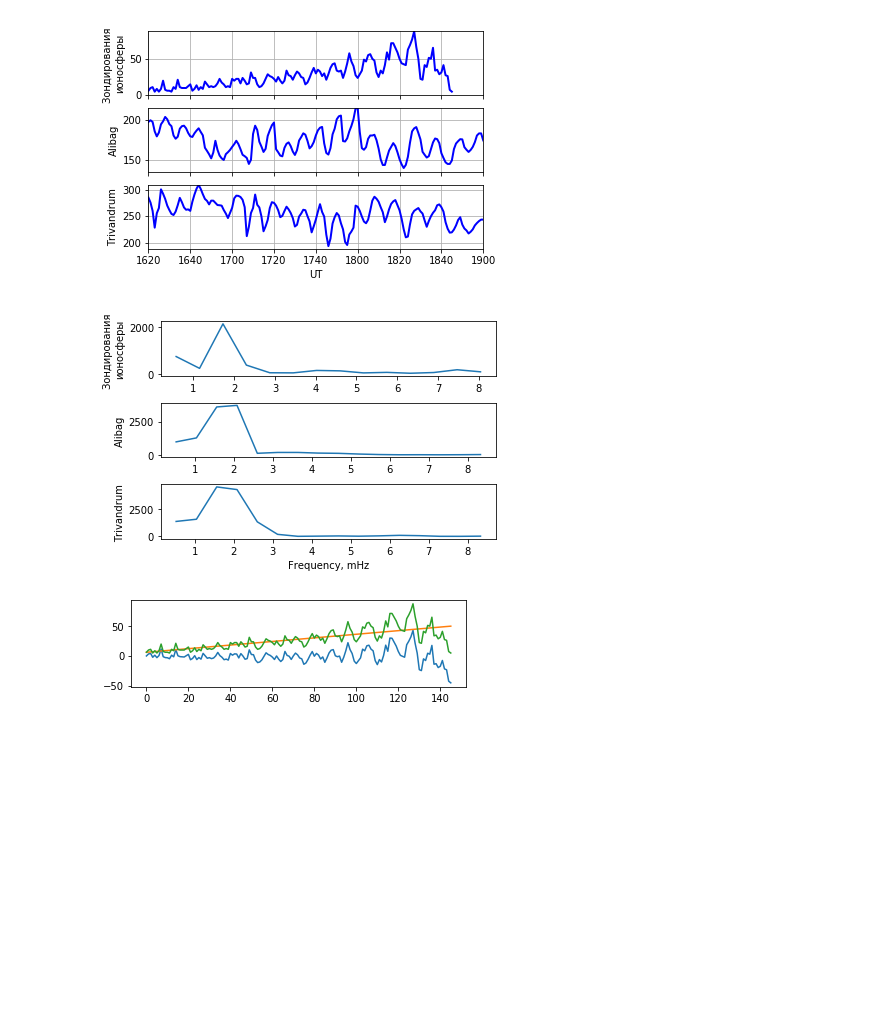
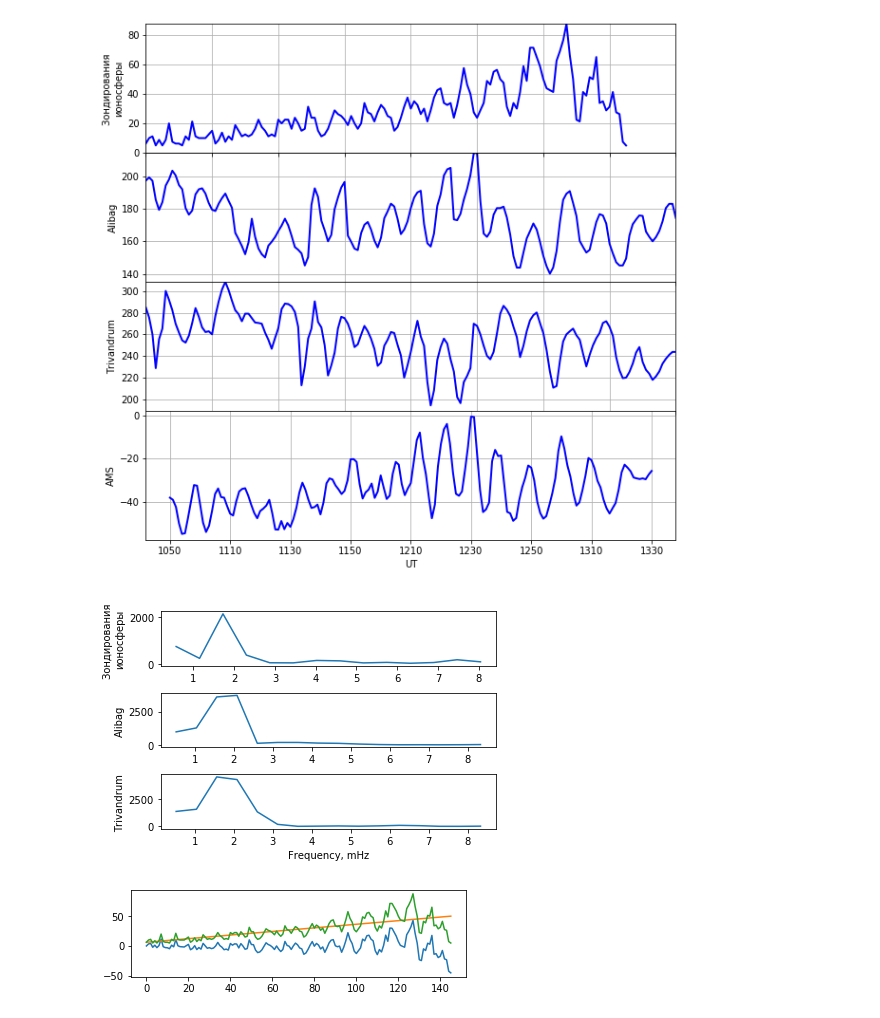
Before and after one commit to alexundra17/spectral_analysys, a Jupyter notebook: spectral_2022.ipynb, the cells around one changed output. Cells and saved outputs as stored; diff of their text form; code cells hidden in the pictures; blank space fills up the shorter version.

Commit message:
finished with associated stations

```diff
--- a/spectral_2022.ipynb
+++ b/spectral_2022.ipynb
@@ -143,29 +143,23 @@ def UT_time (start, finish):
         M_H = str(time_H + time_M)
         tim.append (M_H)
     return (tim)
+# %%
+delta_t = 60
+data_A = pd.read_csv('C:/Users/gorar/Desktop/w1/data/AH910324.DAT', names=['data'])
+data_I = pd.read_csv('C:/Users/gorar/Desktop/w1/data/IV910324.DAT', names=['data'])
+data_T = pd.read_csv('C:/Users/gorar/Desktop/w1/data/TH910324.DAT', names=['data'])
+#data from station AMS
+data_AMS = pd.read_csv('C:/Users/gorar/Desktop/w1/19910324/19910324/N.AMS', names=['data'])
+#cuting
+data_AMS = data_AMS.loc[650:810].reset_index(drop =True)
 # %%
-#!/usr/bin/env python
-# coding: utf-8
-
-# In[3]:
-
-
-
-
-
-delta_t = 60
-data_A = pd.read_csv('C:/Users/gorar/Desktop/w1/data/AH910324.DAT', names=['data'])
-data_I = pd.read_csv('C:/Users/gorar/Desktop/w1/data/IV910324.DAT', names=['data'])
-data_T = pd.read_csv('C:/Users/gorar/Desktop/w1/data/TH910324.DAT', names=['data'])
-
-
 L_A = len(data_A)
 L_I = len(data_I)
 L_T = len(data_T)
 
-#print (L_I)
-start_time = "16:20"
-finish_time = "19:00"
+#create array with time
+start_time = "10:50"
+finish_time = "13:30"
 
 array_time = pd.date_range(start_time, finish_time, freq="1min").time
 L_AT = len(array_time)
@@ -178,13 +172,15 @@ for y in range(L_AT):
     tim.append (M_H)
 
 
-fig_data = plt.figure()
+fig_data = plt.figure(figsize=(10, 10))
+fig_data.subplots_adjust(wspace=0, hspace=0)
+
 
 x_A = list(range(0, L_A))
 x_I = list(range(0, L_I))
 x_T = list(range(0, L_T))
-
-subplot_data_A = fig_data.add_subplot(312)
+#Alibag plot
+subplot_data_A = fig_data.add_subplot(412)
 
 subplot_data_A.set_xticklabels('')
 subplot_data_A.set_ylabel(u'Alibag')
@@ -193,37 +189,54 @@ max_A = max(data_A['data'])
 min_A = min(data_A['data'])
 min_A_border = min_A-5
 
-plt.axis([0,160, min_A_border, max_A])
+plt.axis([0, 160, min_A_border, max_A])
 line_data_A = subplot_data_A.plot(x_A, data_A, '-', color='blue', linewidth=2)
 
-
-subplot_data_I = fig_data.add_subplot(311)
+# ionsphere plot
+subplot_data_I = fig_data.add_subplot(411)
 subplot_data_I.set_ylabel(u'Зондирования \n'  'ионосферы')
 
 rcParams['figure.subplot.hspace'] = 0.5
 
 max_I = max(data_I['data'])
 
-plt.axis([0,160, 0, max_I])
+plt.axis([0, 160, 0, max_I])
 subplot_data_I.set_xticklabels('')
 
 line_data_I = subplot_data_I.plot(x_I, data_I, '-', color='blue', linewidth=2)
 
+#trivandrum plot
 
+subplot_data_T = fig_data.add_subplot(413)
+subplot_data_T.set_ylabel(u'Trivandrum')
 
-subplot_data_T = fig_data.add_subplot(313)
-subplot_data_T.set_ylabel(u'Trivandrum')
-subplot_data_T.set_xlabel(u'UT')
 
 max_T = max(data_T['data'])
 min_T = min(data_T['data'])
 min_T_border = min_T - 5
 
-plt.axis([0,160, min_T_border, max_T])
+plt.axis([0, 160, min_T_border, max_T])
+subplot_data_T.set_xticklabels('')
+# subplot_data_T.xaxis.set_major_locator(ticker.MultipleLocator(20))
 
-subplot_data_T.xaxis.set_major_locator(ticker.MultipleLocator(20))
+line_data_T = subplot_data_T.plot(x_T, data_T, '-', color='blue', linewidth=2)
 
-line_data_T = subplot_data_T.plot(tim, data_T, '-', color='blue', linewidth=2)
+#AMS plot
+
+subplot_data_AMS = fig_data.add_subplot(414)
+subplot_data_AMS.set_ylabel(u'AMS')
+subplot_data_AMS.set_xlabel(u'UT')
+
+max_AMS = max(data_AMS['data'])
+min_AMS = min(data_AMS['data'])
+min_AMS_border = min_AMS - 5
+
+# plt.axis([0, 160, min_AMS_border, max_AMS])
+
+subplot_data_AMS.xaxis.set_major_locator(ticker.MultipleLocator(20))
+
+line_data_AMS = subplot_data_AMS.plot(tim, data_AMS['data'], '-', color='blue', linewidth=2)
+#saving
 
 for ax in fig_data.axes:
     ax.grid(True)
@@ -272,34 +285,34 @@ N_A = len(data_A)/devider_A
 delta_f = 1000/(delta_t*N_A)
 x_A_power = list(range(1, len(fft_A_power)+1))
 x_A_f = [i * delta_f for i in x_A_power]
 
 subplot_fft_A_smoothed.set_ylabel(u'Alibag')
 
 
 line_fft_A_smoothed = subplot_fft_A_smoothed.plot(x_A_f, fft_A_power)
 
 
 devider_T, data_T, x_T = find_opt(data_T)
 T_delta, T_polyfit = deleted_trend(x_T, data_T, 1)
 fft_T_smoothed = add_fft(devider_T, T_delta)
 subplot_fft_T_smoothed = fig_fft.add_subplot(313)
 point_T = fft_T_smoothed[0]
 fft_T_smoothed = fft_T_smoothed[1:]
 fft_T_power = power(fft_T_smoothed)
 
 N_T = len(data_T)/devider_T
 delta_f = 1000/(delta_t*N_T)
 x_T_power = list(range(1, len(fft_T_power)+1))
 x_T_f = [i * delta_f for i in x_T_power]
 
 subplot_fft_T_smoothed.set_ylabel(u'Trivandrum')
 subplot_fft_T_smoothed.set_xlabel(u'Frequency, mHz')
 line_fft_T_smoothed = subplot_fft_T_smoothed.plot(x_T_f, fft_T_power)
 
 path2 = 'C:/Users/gorar/Desktop/w1/gr'
 fig_fft.savefig(path2)
 # %% [output]
-[figure, old version]
+[figure, new version]
 [figure]
 # %%
 data_I = pd.read_csv('C:/Users/gorar/Desktop/w1/data/IV910324.DAT', names=['data'])
```
Also changed, not shown: parts of 5 cells of this notebook.
